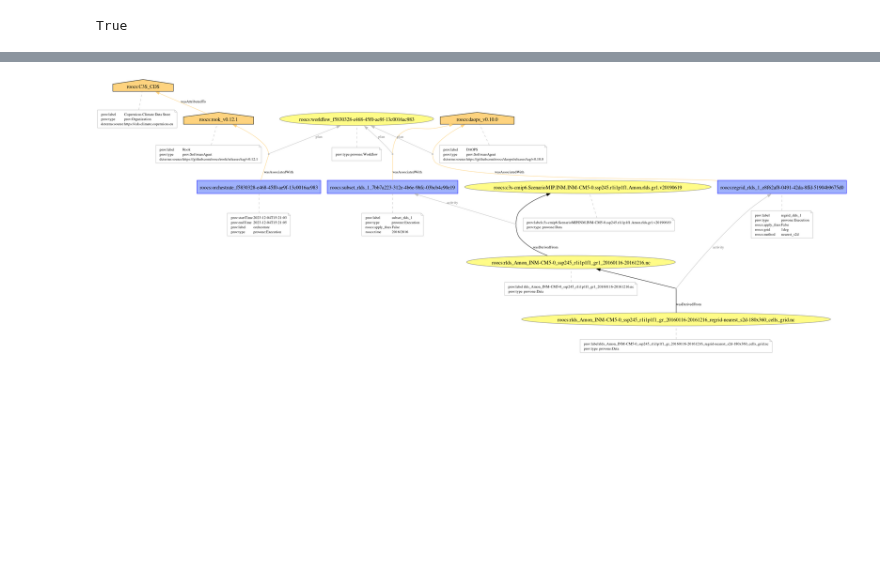
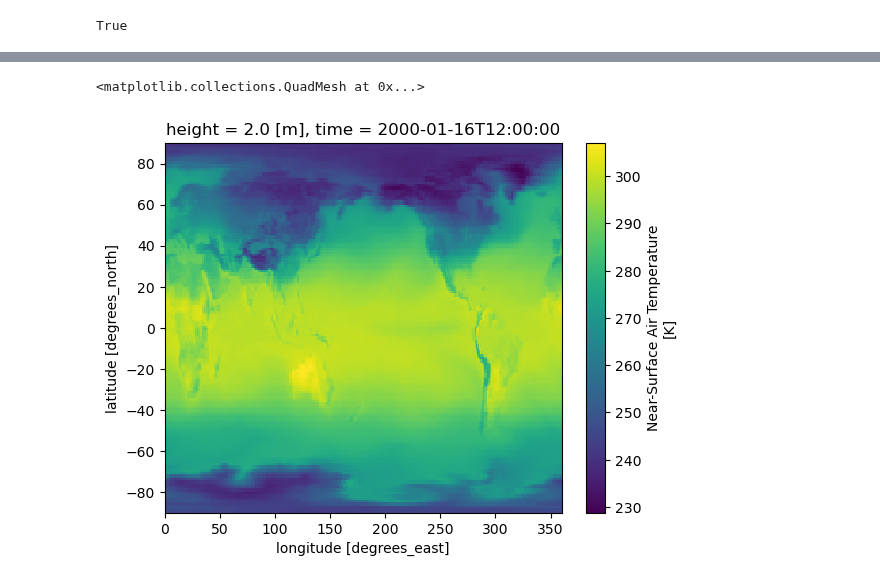
Before and after one commit to roocs/rooki, a Jupyter notebook: notebooks/demo/demo-rooki-regrid-cmip6.ipynb, the cells around one changed output, grey strips where cells are left out. Saved outputs shown, nothing was run; the diff lists cells and outputs as text; code cells hidden in the pictures; blank space fills up the shorter version.

```diff
--- a/notebooks/demo/demo-rooki-regrid-cmip6.ipynb
+++ b/notebooks/demo/demo-rooki-regrid-cmip6.ipynb
@@ -75,5 +110,5 @@ Data variables:
-# %%
-from IPython.display import Image
-Image(resp.provenance_image())
-# %% [output]
-[figure, removed]
+# %%
+ds.tas.isel(time=0).plot()
+# %% [output]
+<matplotlib.collections.QuadMesh at 0x...>
+[figure, added]
```
Also changed, not shown: parts of 13 cells of this notebook, 3 other files.
